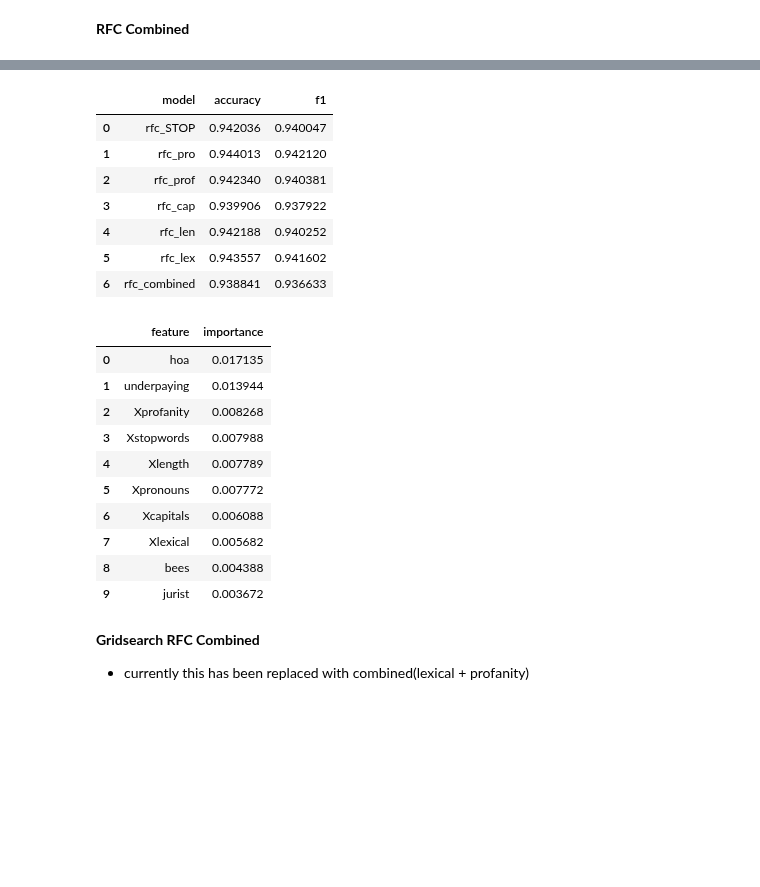
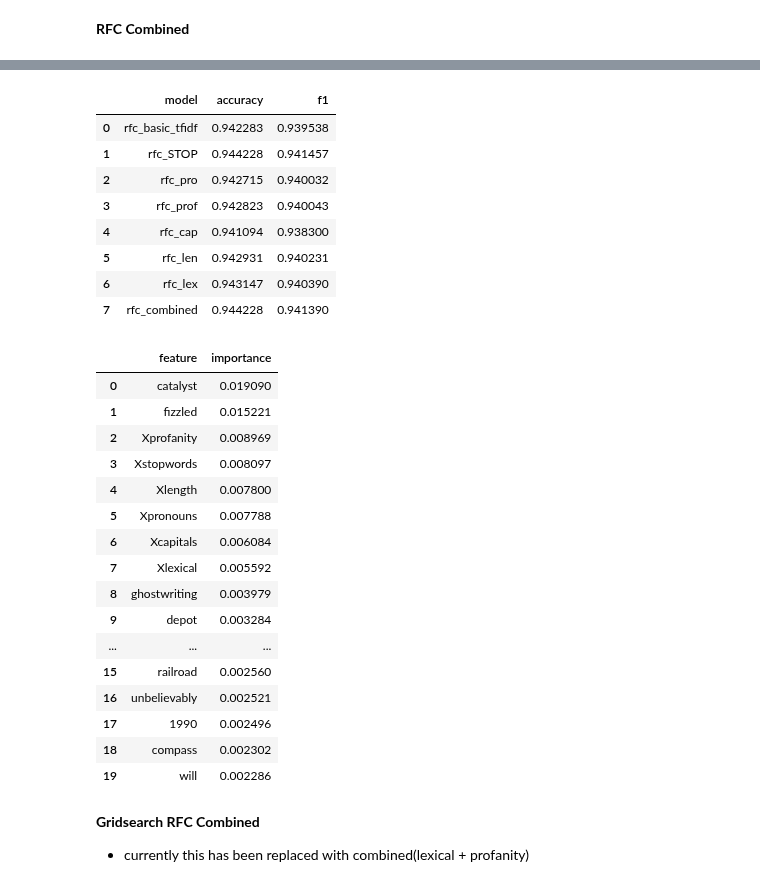
Before and after one commit to bmccabe96/Reddit_NLP, a Jupyter notebook: Analysis/AM_Reddit_Preprocess_Analysis.ipynb, the cells around one changed output, grey strips where cells are left out. Saved outputs shown, nothing was run; the diff lists cells and outputs as text; code cells hidden in the pictures; blank space fills up the shorter version.

Commit message:
added more data

```diff
--- a/Analysis/AM_Reddit_Preprocess_Analysis.ipynb
+++ b/Analysis/AM_Reddit_Preprocess_Analysis.ipynb
@@ -109,7 +109,7 @@ stopwords += ["n't", "' '", "'re'","”","``","“","''","’","'s","'re","http"
 # 2: Load in the data
 # %%
 posts_df = pd.read_csv('/Users/alecmccabe/Desktop/Flatiron/Projects/Mod4/Reddit_NLP/csv_data/posts_df.csv', index_col=0)
-comments_df = pd.read_csv('/Users/alecmccabe/Desktop/Flatiron/Projects/Mod4/Reddit_NLP/csv_data/comments_df_(1).csv', index_col=0)
+comments_df = pd.read_csv('/Users/alecmccabe/Desktop/Flatiron/Projects/Mod4/Reddit_NLP/csv_data/comments_df.csv', index_col=0)
 # %%
 len(comments_df)
 # %% [output]
@@ -377,13 +377,13 @@ from sklearn.pipeline import Pipeline, FeatureUnion
 from sklearn.decomposition import TruncatedSVD
 from sklearn.metrics import classification_report
 # %%
-# embeddings_pipeline = Pipeline(
-#     steps=[
-#         ("mean_embeddings", SpacyVectorTransformer(nlp)),
-#         ("reduce_dim", TruncatedSVD(50)),
-#         ("classifier", RandomForestClassifier(random_state=0,n_jobs=-1, verbose=1)),
-#     ]
-# )
-# embeddings_pipeline.fit(X_train_lem, y_train_lem)
-# y_pred = embeddings_pipeline.predict(X_test_lem)
-# cr = classification_report(y_test_lem, y_pred,output_dict=True)
+embeddings_pipeline = Pipeline(
+    steps=[
+        ("mean_embeddings", SpacyVectorTransformer(nlp)),
+        ("reduce_dim", TruncatedSVD(50)),
+        ("classifier", RandomForestClassifier(random_state=0,n_jobs=-1, verbose=1)),
+    ]
+)
+embeddings_pipeline.fit(X_train_lem, y_train_lem)
+y_pred = embeddings_pipeline.predict(X_test_lem)
+cr = classification_report(y_test_lem, y_pred,output_dict=True)
@@ -450,10 +464,9 @@ def classifier_input(pro_tr = None, pro_te = None,
                      prof_tr = None, prof_te = None,
                      len_tr = None, len_te = None,
                      lex_tr = None, lex_te = None,
-                     stop_tr = None, stop_te = None,
-                     X_train_lem = None, X_test_lem = None):
+                     stop_tr = None, stop_te = None):
 
-    tfidf = TfidfVectorizer(ngram_range=(1,1))
+    tfidf = TfidfVectorizer(ngram_range=(1,2))
 
     tfidf_data_train_lem = tfidf.fit_transform(X_train_lem)
     tfidf_data_test_lem = tfidf.transform(X_test_lem)
@@ -512,7 +525,7 @@ def classifier_input(pro_tr = None, pro_te = None,
 # %% [markdown]
 Creating dif dataframes to test models with, 1 with each feature appended to Tf IDF and one with all 3.
 # %%
-X_train, X_test, X_columns = classifier_input(X_train_lem = X_train_lem, X_test_lem = X_test_lem)
+X_train, X_test, X_columns = classifier_input()
 # %% [output]
 Finished Part 1
 Finished train sparsing
@@ -912,30 +916,37 @@ results = results.append(new_row, ignore_index=True)
 results
 # %% [output]
 |  | model | accuracy | f1 |
-| 0 | rfc_STOP | 0.942036 | 0.940047 |
-| 1 | rfc_pro | 0.944013 | 0.942120 |
-| 2 | rfc_prof | 0.942340 | 0.940381 |
-| 3 | rfc_cap | 0.939906 | 0.937922 |
-| 4 | rfc_len | 0.942188 | 0.940252 |
-| 5 | rfc_lex | 0.943557 | 0.941602 |
-| 6 | rfc_combined | 0.938841 | 0.936633 |
+| 0 | rfc_basic_tfidf | 0.942283 | 0.939538 |
+| 1 | rfc_STOP | 0.944228 | 0.941457 |
+| 2 | rfc_pro | 0.942715 | 0.940032 |
+| 3 | rfc_prof | 0.942823 | 0.940043 |
+| 4 | rfc_cap | 0.941094 | 0.938300 |
+| 5 | rfc_len | 0.942931 | 0.940231 |
+| 6 | rfc_lex | 0.943147 | 0.940390 |
+| 7 | rfc_combined | 0.944228 | 0.941390 |
 # %%
 feature_importance = pd.DataFrame(sorted(list(zip(combined_columns, rfc_combined.feature_importances_)),key=lambda x: x[1], reverse=True),
              columns=['feature','importance'])
 # %%
-feature_importance.head(10)
+feature_importance.head(20)
 # %% [output]
 |  | feature | importance |
-| 0 | hoa | 0.017135 |
-| 1 | underpaying | 0.013944 |
-| 2 | Xprofanity | 0.008268 |
-| 3 | Xstopwords | 0.007988 |
-| 4 | Xlength | 0.007789 |
-| 5 | Xpronouns | 0.007772 |
-| 6 | Xcapitals | 0.006088 |
-| 7 | Xlexical | 0.005682 |
-| 8 | bees | 0.004388 |
-| 9 | jurist | 0.003672 |
+| 0 | catalyst | 0.019090 |
+| 1 | fizzled | 0.015221 |
+| 2 | Xprofanity | 0.008969 |
+| 3 | Xstopwords | 0.008097 |
+| 4 | Xlength | 0.007800 |
+| 5 | Xpronouns | 0.007788 |
+| 6 | Xcapitals | 0.006084 |
+| 7 | Xlexical | 0.005592 |
+| 8 | ghostwriting | 0.003979 |
+| 9 | depot | 0.003284 |
+| ... | ... | ... |
+| 15 | railroad | 0.002560 |
+| 16 | unbelievably | 0.002521 |
+| 17 | 1990 | 0.002496 |
+| 18 | compass | 0.002302 |
+| 19 | will | 0.002286 |
 # %% [markdown]
 **Gridsearch RFC Combined**
 - currently this has been replaced with combined(lexical + profanity)
```
Also changed, not shown: parts of 41 cells of this notebook.
